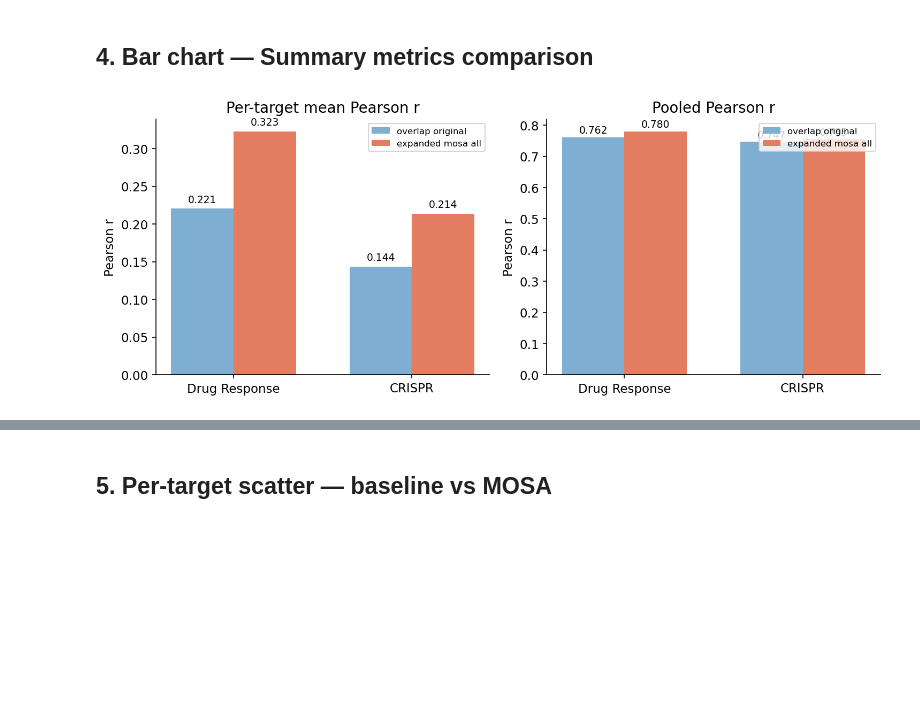
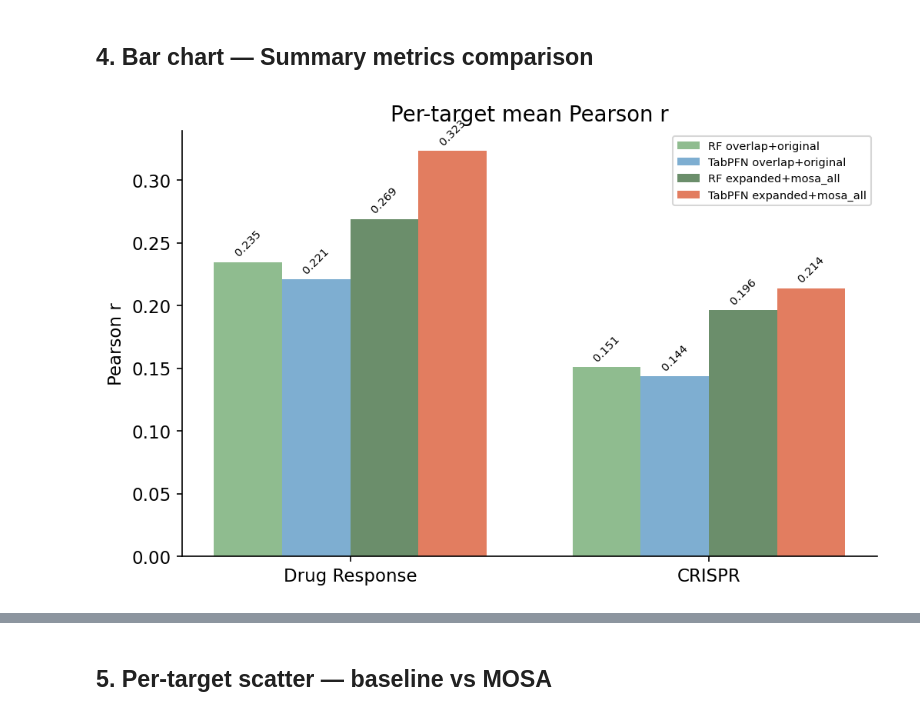
Before and after one commit to ZhaoxiangSimonCai/PhenPredCCMA, a Jupyter notebook: notebooks/tabpfn_mosa_improvement_analysis.ipynb, the cells around one changed output, grey strips where cells are left out. Drawn from its saved outputs; the diff is of its cells as text; code cells hidden in the pictures; blank space fills up the shorter version.

```diff
--- a/notebooks/tabpfn_mosa_improvement_analysis.ipynb
+++ b/notebooks/tabpfn_mosa_improvement_analysis.ipynb
@@ -34,17 +58,18 @@ FAMILY_LABELS = {"drugresponse": "Drug Response", "crisprcas9": "CRISPR"}
 # %%
 rows = []
 for family in TARGET_FAMILIES:
-    for label, (frame, variant) in CONFIGS.items():
-        p = REPORT_ROOT / family / frame / variant / "test_metrics_summary.json"
+    for cfg_key, (root, frame, variant) in CONFIGS.items():
+        p = root / family / frame / variant / "test_metrics_summary.json"
         with open(p) as f:
             d = json.load(f)
-        d["config"] = label
+        d["config"] = cfg_key
+        d["config_label"] = CONFIG_LABELS[cfg_key]
         d["family_label"] = FAMILY_LABELS[family]
         rows.append(d)
 
 summary = pd.DataFrame(rows)
 display(summary[
-    ["family_label", "config", "train_n", "test_n",
-     "test_pearsonr", "pooled_test_pearsonr", "test_rmse", "pooled_test_rmse"]
+    ["family_label", "config_label", "model_name", "train_n", "test_n",
+     "test_pearsonr", "test_rmse"]
 ])
 # %% [output]
@@ -124,36 +155,40 @@ CRISPR: 500 targets
 # %% [markdown]
 ## 4. Bar chart — Summary metrics comparison
 # %%
-fig, axes = plt.subplots(1, 2, figsize=(10, 4), sharey=False)
+cfg_keys = list(CONFIGS.keys())
+n_cfgs = len(cfg_keys)
+width = 0.19
 
-for ax, metric, title in zip(
-    axes,
-    ["test_pearsonr", "pooled_test_pearsonr"],
-    ["Per-target mean Pearson r", "Pooled Pearson r"],
-):
+def _bar_chart(values_per_cfg, title, ylabel="Pearson r"):
+    """Draw a grouped bar chart; values_per_cfg is {cfg_key: [val_per_family]}."""
+    fig, ax = plt.subplots(figsize=(7, 4.5))
     x = np.arange(len(TARGET_FAMILIES))
-    width = 0.35
-    for i, (label, color) in enumerate(
-        [("overlap_original", "#7eaed1"), ("expanded_mosa_all", "#e27d60")]
-    ):
-        vals = [
-            summary[
-                (summary["target_family"] == fam) & (summary["config"] == label)
-            ][metric].values[0]
-            for fam in TARGET_FAMILIES
-        ]
-        bars = ax.bar(x + (i - 0.5) * width, vals, width, label=label.replace("_", " "), color=color)
-        for bar, v in zip(bars, vals):
-            ax.text(bar.get_x() + bar.get_width() / 2, bar.get_height() + 0.005,
-                    f"{v:.3f}", ha="center", va="bottom", fontsize=9)
-
+    for i, cfg_key in enumerate(cfg_keys):
+        offset = (i - (n_cfgs - 1) / 2) * width
+        bars = ax.bar(x + offset, values_per_cfg[cfg_key], width,
+                      label=CONFIG_LABELS[cfg_key],
+                      color=CONFIG_COLORS[cfg_key])
+        for bar, v in zip(bars, values_per_cfg[cfg_key]):
+            ax.text(bar.get_x() + bar.get_width() / 2, bar.get_height() + 0.003,
+                    f"{v:.3f}", ha="center", va="bottom", fontsize=7,
+                    rotation=45)
     ax.set_xticks(x)
     ax.set_xticklabels([FAMILY_LABELS[f] for f in TARGET_FAMILIES])
-    ax.set_ylabel("Pearson r")
+    ax.set_ylabel(ylabel)
     ax.set_title(title)
-    ax.legend(fontsize=8)
+    ax.legend(fontsize=7, loc="upper right")
+    fig.tight_layout()
+    plt.show()
 
-fig.tight_layout()
-plt.show()
+mean_vals = {
+    cfg_key: [
+        summary[
+            (summary["target_family"] == fam) & (summary["config"] == cfg_key)
+        ]["test_pearsonr"].values[0]
+        for fam in TARGET_FAMILIES
+    ]
+    for cfg_key in cfg_keys
+}
+_bar_chart(mean_vals, "Per-target mean Pearson r")
 # %% [output]
-[figure, old version]
+[figure, new version]
```
Also changed, not shown: parts of 10 cells of this notebook.
